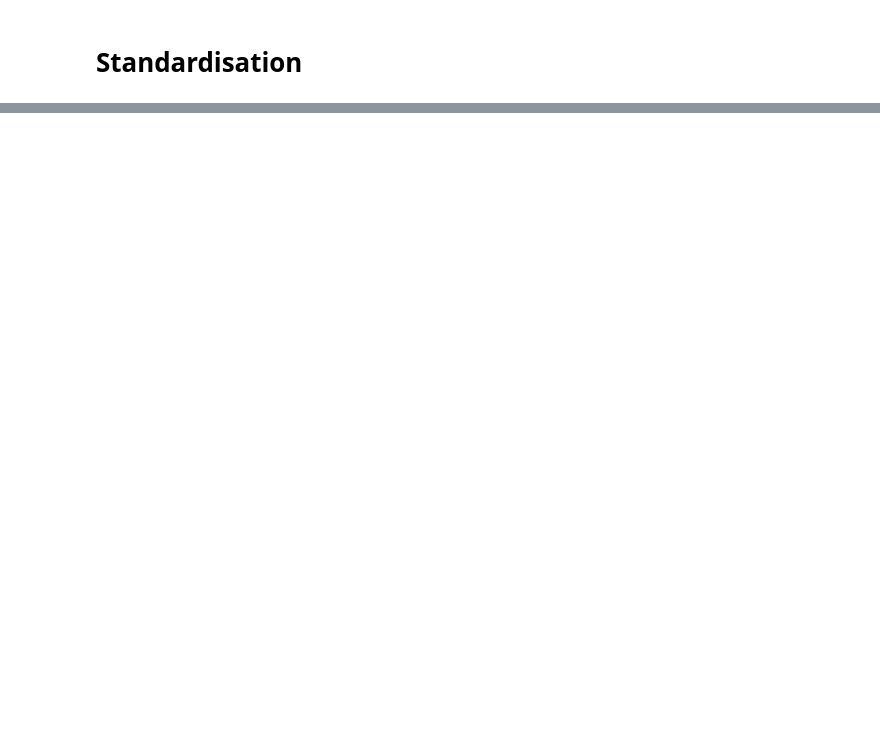
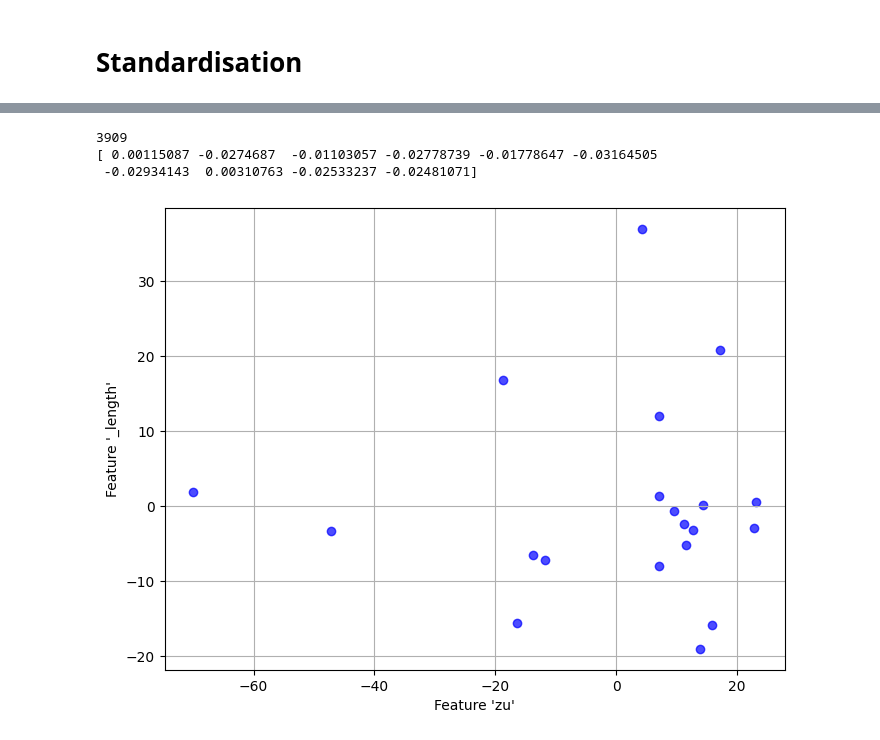
Before and after one commit to homeworkace/slop-radar, a Jupyter notebook: MLNN.ipynb, the cells around one changed output, grey strips where cells are left out. Saved outputs shown, nothing was run; the diff lists cells and outputs as text; code cells hidden in the pictures; blank space fills up the shorter version.

```diff
--- a/MLNN.ipynb
+++ b/MLNN.ipynb
@@ -301,0 +327,49 @@ common_tokens_only
+# %%
+def pca_power_iteration(data, num_components=2, num_iter=1000):
+    """
+    PCA using Power Iteration to compute the principal components.
+    Args:
+        data (np.ndarray): Input data matrix (rows are samples, columns are features).
+        num_components (int): Number of principal components to compute.
+        num_iter (int): Number of iterations for power iteration.
+
+    Returns:
+        components (list): List of principal components (eigenvectors).
+        explained_variance (list): List of corresponding eigenvalues.
+    """
+    # Step 1: Center the data
+    covariance_matrix = np.cov(data, rowvar=True)
+
+    components = []
+    explained_variance = []
+
+    for i in range(num_components):
+        # Step 2: Compute the largest eigenvector using power iteration
+        eigenvector, eigenvalue = power_iteration(covariance_matrix, num_iter=num_iter)
+        components.append(eigenvector)
+        explained_variance.append(eigenvalue)
+
+        # Step 3: Deflate the covariance matrix
+        covariance_matrix -= eigenvalue * np.outer(eigenvector, eigenvector)
+
+    return components, explained_variance
+# %%
+components, explained_variance = pca_power_iteration(common_tokens_only, num_components=10)
+# %%
+print(len(components[0]))
+print(components[0][:10])
+# %% [output]
+3909
+[ 0.00115087 -0.0274687  -0.01103057 -0.02778739 -0.01778647 -0.03164505
+ -0.02934143  0.00310763 -0.02533237 -0.02481071]
+# %%
+# Creating the scatter plot
+feature_graph_figure = plt.figure(figsize=(8, 6))
+feature_graph = feature_graph_figure.subplots()
+feature_graph.scatter([np.dot(common_tokens_only[author], components[0]) for author in common_tokens_only], [np.dot(common_tokens_only[author], components[9]) for author in common_tokens_only], color='blue', alpha=0.7)
+feature_graph.set_xlabel("Feature '" + x_token + "'")
+feature_graph.set_ylabel("Feature '" + y_token + "'")
+feature_graph.grid(True)
+feature_graph_figure.show()
+# %% [output]
+[figure, added]
```
Also changed, not shown: parts of 10 cells of this notebook.
